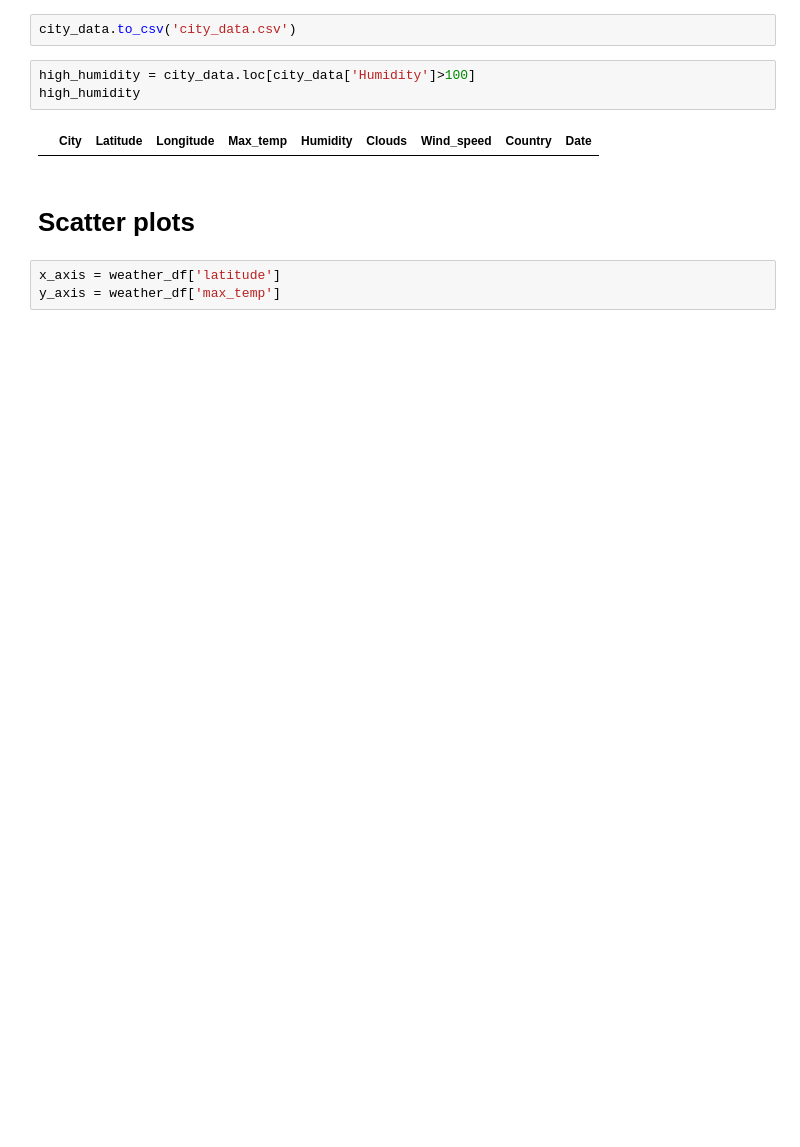
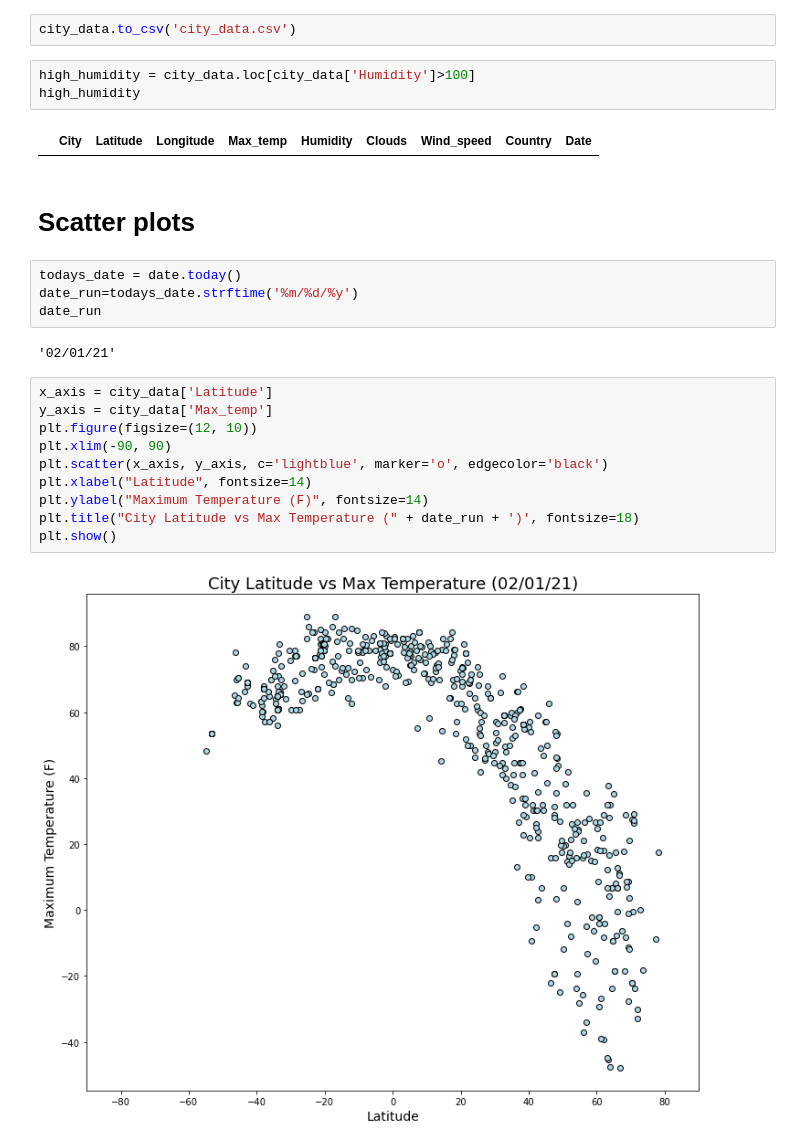
Before and after one commit to Corters22/Weather-Vacation-Analysis, a Jupyter notebook: WeatherPy/WeatherPy.ipynb, the cells around one changed output. Cells and saved outputs as stored; diff of their text form; blank space fills up the shorter version.

Commit message:
added scatter plots

```diff
--- a/WeatherPy/WeatherPy.ipynb
+++ b/WeatherPy/WeatherPy.ipynb
@@ -102,6 +103,21 @@ high_humidity
 |  | City | Latitude | Longitude | Max_temp | Humidity | Clouds | Wind_speed | Country | Date |
 # %% [markdown]
 # Scatter plots
-# %%
-x_axis = weather_df['latitude']
-y_axis = weather_df['max_temp']
+# %%
+todays_date = date.today()
+date_run=todays_date.strftime('%m/%d/%y')
+date_run
+# %% [output]
+'02/01/21'
+# %%
+x_axis = city_data['Latitude']
+y_axis = city_data['Max_temp']
+plt.figure(figsize=(12, 10))
+plt.xlim(-90, 90)
+plt.scatter(x_axis, y_axis, c='lightblue', marker='o', edgecolor='black')
+plt.xlabel("Latitude", fontsize=14)
+plt.ylabel("Maximum Temperature (F)", fontsize=14)
+plt.title("City Latitude vs Max Temperature (" + date_run + ')', fontsize=18)
+plt.show()
+# %% [output]
+[figure, added]
```
Also changed, not shown: parts of 6 cells of this notebook, 1 other file.
